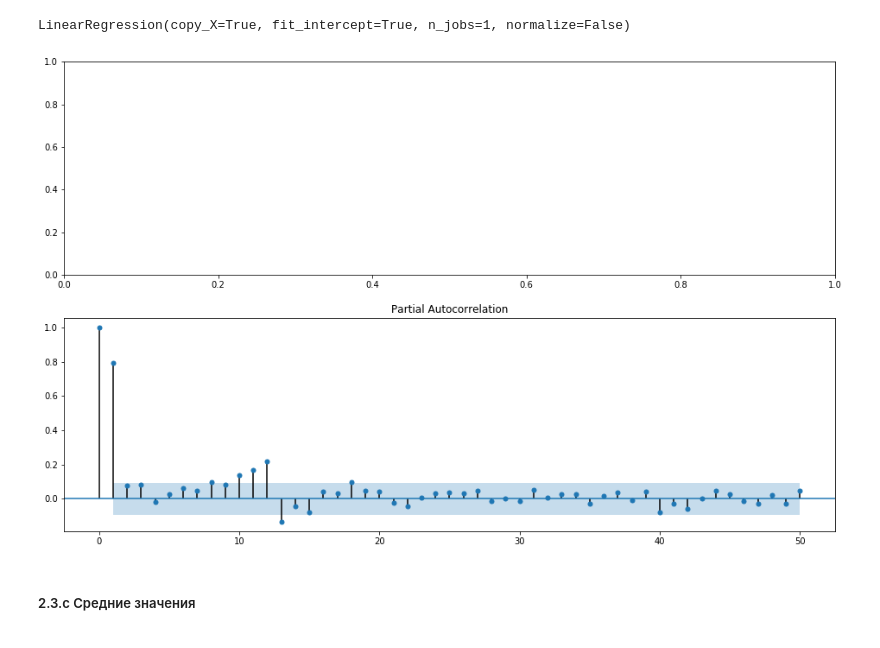
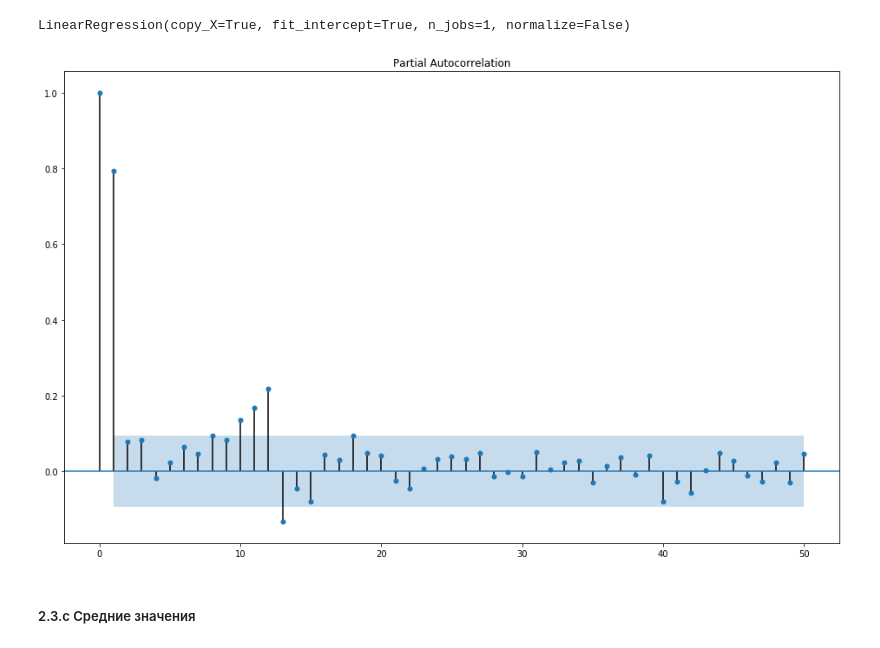
Before and after one commit to Bullldoger/prediction_theory, a Jupyter notebook: notebooks/Labs.ipynb, the cells around one changed output. Cells and saved outputs as stored; diff of their text form; code cells hidden in the pictures.

```diff
--- a/notebooks/Labs.ipynb
+++ b/notebooks/Labs.ipynb
@@ -1156,13 +1140,12 @@ q_lost_ind = q_without_trend - ind_predicted
 # %%
 fig = plt.figure(figsize=(16, 10))
 
-ax1 = fig.add_subplot(211)
-ax2 = fig.add_subplot(212)
+ax2 = fig.add_subplot(111)
 
 # fig = sm.graphics.tsa.plot_acf(q_lost_ind, lags=50, ax=ax1 )
 fig = sm.graphics.tsa.plot_pacf(q_lost_ind, lags=50, ax=ax2)
 # %% [output]
-[figure, old version]
+[figure, new version]
 # %% [markdown]
 ##### 2.3.c Средние значения
 # %%
```
Also changed, not shown: parts of 50 cells of this notebook.
